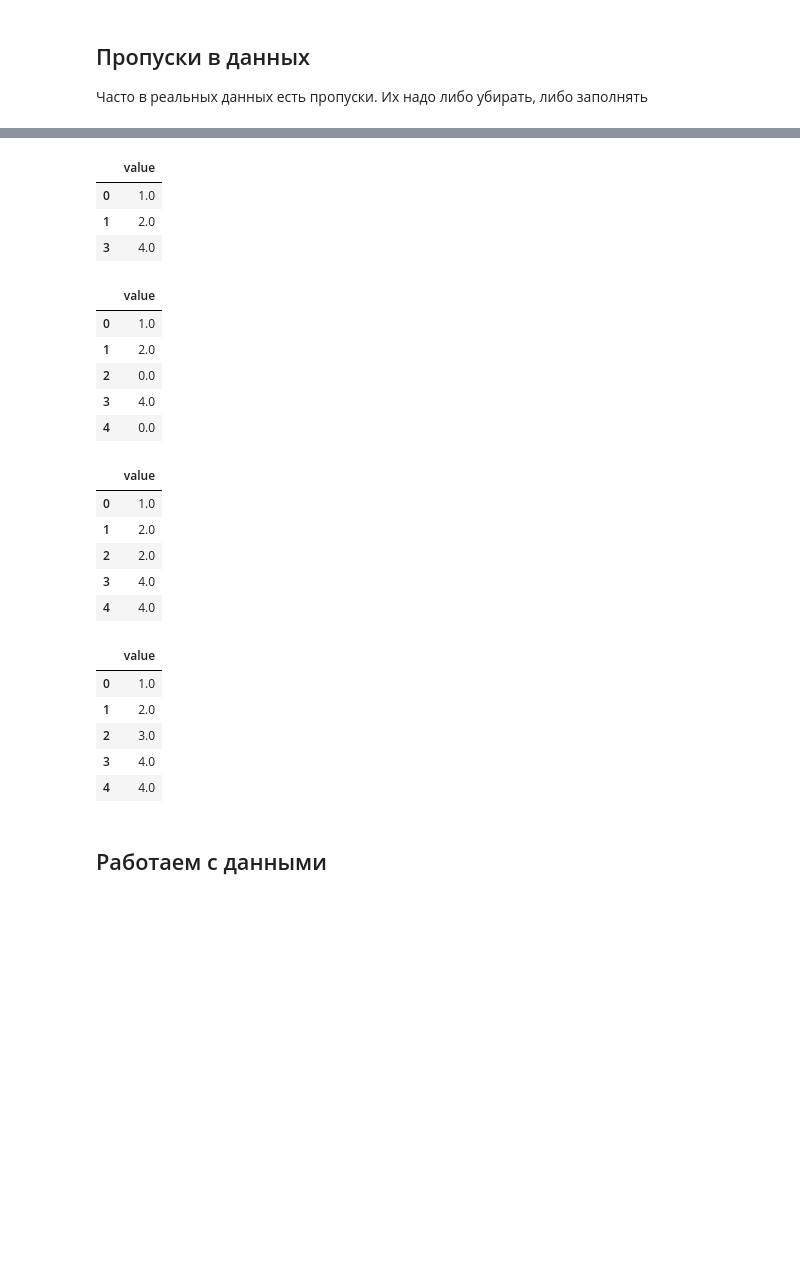
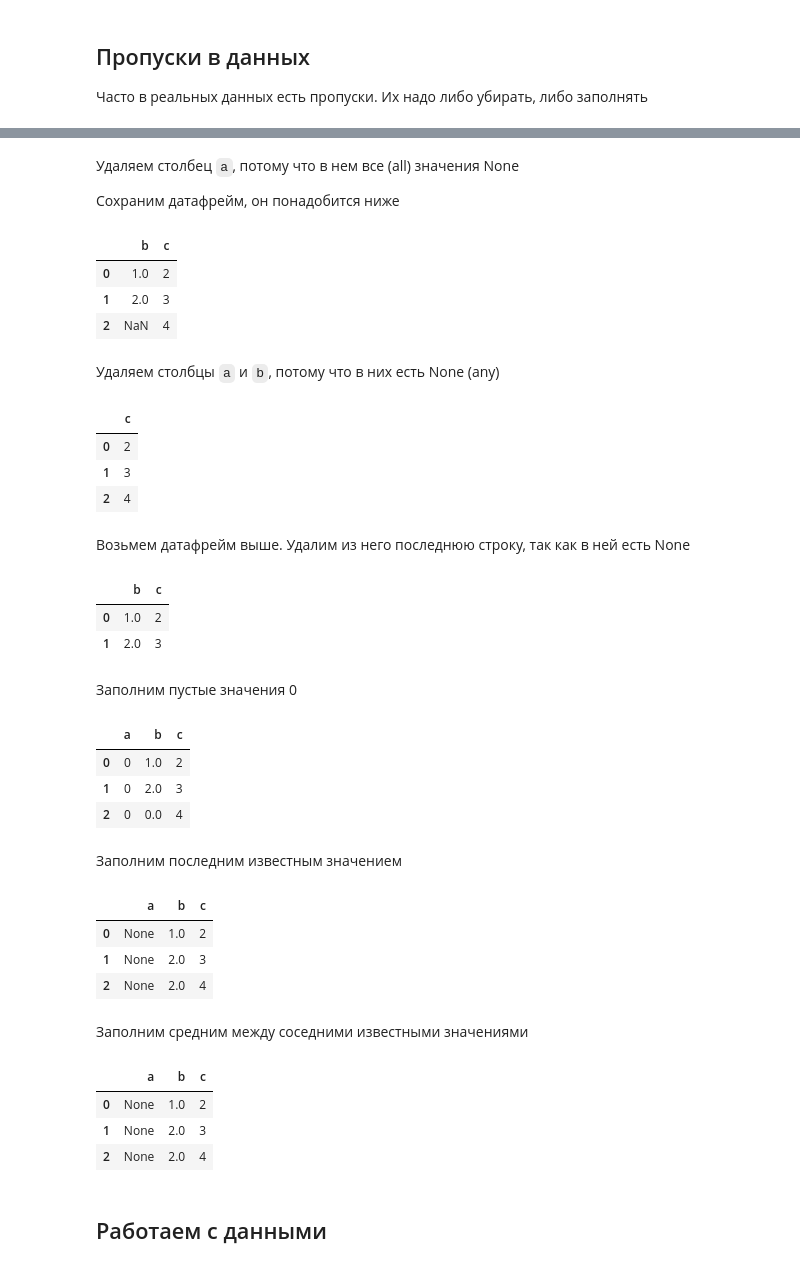
Before and after one commit to svkov/ml-course-2453, a Jupyter notebook: notebooks/02-pandas-numpy-matplotlib.ipynb, the cells around one changed output, grey strips where cells are left out. Cells and saved outputs as stored; diff of their text form; code cells hidden in the pictures; blank space fills up the shorter version.

```diff
--- a/notebooks/02-pandas-numpy-matplotlib.ipynb
+++ b/notebooks/02-pandas-numpy-matplotlib.ipynb
@@ -586,7 +586,7 @@ df[(df['height_category'] == "высокий") & (df['age'] > 40)]
 
 Часто в реальных данных есть пропуски. Их надо либо убирать, либо заполнять
 # %%
-values = [1, 2, None, 4, None]
-df = pd.DataFrame(values, columns=["value"])
+values = [[None, 1, 2], [None, 2, 3], [None, None, 4]]
+df = pd.DataFrame(values, columns=["a", "b", "c"])
 df
 # %% [output]
@@ -599,38 +604,60 @@ df
+# %% [markdown]
+Удаляем столбец `a`, потому что в нем все (all) значения None
+
+Сохраним датафрейм, он понадобится ниже
+# %%
+dropped_a = df.dropna(axis=1, how='all')
+dropped_a
+# %% [output]
+|  | b | c |
+| 0 | 1.0 | 2 |
+| 1 | 2.0 | 3 |
+| 2 | NaN | 4 |
+# %% [markdown]
+Удаляем столбцы `a` и `b`, потому что в них есть None (any)
 # %%
-df.dropna()
+df.dropna(axis=1, how='any')
 # %% [output]
-|  | value |
-| 0 | 1.0 |
-| 1 | 2.0 |
-| 3 | 4.0 |
+|  | c |
+| 0 | 2 |
+| 1 | 3 |
+| 2 | 4 |
+# %% [markdown]
+Возьмем датафрейм выше. Удалим из него последнюю строку, так как в ней есть None
+# %%
+dropped_a.dropna(axis=0, how='any')
+# %% [output]
+|  | b | c |
+| 0 | 1.0 | 2 |
+| 1 | 2.0 | 3 |
+# %% [markdown]
+Заполним пустые значения 0
 # %%
 df.fillna(0)
 # %% [output]
-|  | value |
-| 0 | 1.0 |
-| 1 | 2.0 |
-| 2 | 0.0 |
-| 3 | 4.0 |
-| 4 | 0.0 |
+|  | a | b | c |
+| 0 | 0 | 1.0 | 2 |
+| 1 | 0 | 2.0 | 3 |
+| 2 | 0 | 0.0 | 4 |
+# %% [markdown]
+Заполним последним известным значением
 # %%
 df.fillna(method="ffill")
 # Тоже самое, что и df.ffill()
 # %% [output]
-|  | value |
-| 0 | 1.0 |
-| 1 | 2.0 |
-| 2 | 2.0 |
-| 3 | 4.0 |
-| 4 | 4.0 |
+|  | a | b | c |
+| 0 | None | 1.0 | 2 |
+| 1 | None | 2.0 | 3 |
+| 2 | None | 2.0 | 4 |
+# %% [markdown]
+Заполним средним между соседними известными значениями
 # %%
 df.interpolate()
 # %% [output]
-|  | value |
-| 0 | 1.0 |
-| 1 | 2.0 |
-| 2 | 3.0 |
-| 3 | 4.0 |
-| 4 | 4.0 |
+|  | a | b | c |
+| 0 | None | 1.0 | 2 |
+| 1 | None | 2.0 | 3 |
+| 2 | None | 2.0 | 4 |
 # %% [markdown]
 ## Работаем с данными
 # %%
```
Also changed, not shown: parts of 16 cells of this notebook.
